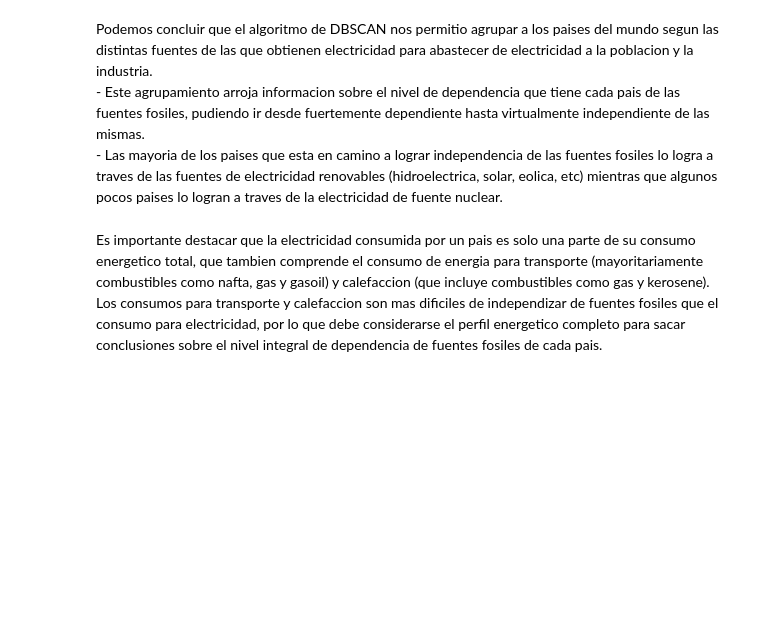
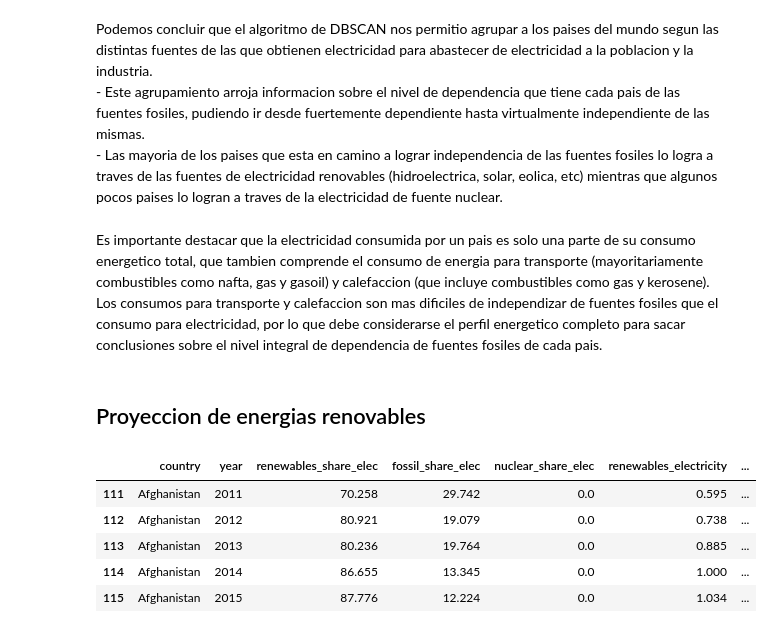
Before and after one commit to L-Ameneiro/EDA-Datasets, a Jupyter notebook: notebooks/modelo_no_supervisado.ipynb, the cells around one changed output. Saved outputs shown, nothing was run; the diff lists cells and outputs as text; code cells hidden in the pictures; blank space fills up the shorter version.

```diff
--- a/notebooks/modelo_no_supervisado.ipynb
+++ b/notebooks/modelo_no_supervisado.ipynb
@@ -465,3 +465,19 @@ Podemos concluir que el algoritmo de DBSCAN nos permitio agrupar a los paises de
 <br> - Las mayoria de los paises que esta en camino a lograr independencia de las fuentes fosiles lo logra a traves de las fuentes de electricidad renovables (hidroelectrica, solar, eolica, etc) mientras que algunos pocos paises lo logran a traves de la electricidad de fuente nuclear.
 # %% [markdown]
 Es importante destacar que la electricidad consumida por un pais es solo una parte de su consumo energetico total, que tambien comprende el consumo de energia para transporte (mayoritariamente combustibles como nafta, gas y gasoil) y calefaccion (que incluye combustibles como gas y kerosene). Los consumos para transporte y calefaccion son mas dificiles de independizar de fuentes fosiles que el consumo para electricidad, por lo que debe considerarse el perfil energetico completo para sacar conclusiones sobre el nivel integral de dependencia de fuentes fosiles de cada pais.
+# %% [markdown]
+## Proyeccion de energias renovables
+# %%
+wec = pd.read_csv(r'../datasets/wec_s.csv')
+wec = wec[(wec['year'] > 2010)]
+# %%
+features_s = ["country", "year", "renewables_share_elec", "fossil_share_elec", "nuclear_share_elec", "renewables_electricity", "nuclear_electricity"]
+wec = wec[features_s]
+wec.head(5)
+# %% [output]
+|  | country | year | renewables_share_elec | fossil_share_elec | nuclear_share_elec | renewables_electricity | ... |
+| 111 | Afghanistan | 2011 | 70.258 | 29.742 | 0.0 | 0.595 | ... |
+| 112 | Afghanistan | 2012 | 80.921 | 19.079 | 0.0 | 0.738 | ... |
+| 113 | Afghanistan | 2013 | 80.236 | 19.764 | 0.0 | 0.885 | ... |
+| 114 | Afghanistan | 2014 | 86.655 | 13.345 | 0.0 | 1.000 | ... |
+| 115 | Afghanistan | 2015 | 87.776 | 12.224 | 0.0 | 1.034 | ... |
```
Also changed, not shown: parts of 3 cells of this notebook, 2 other files.
